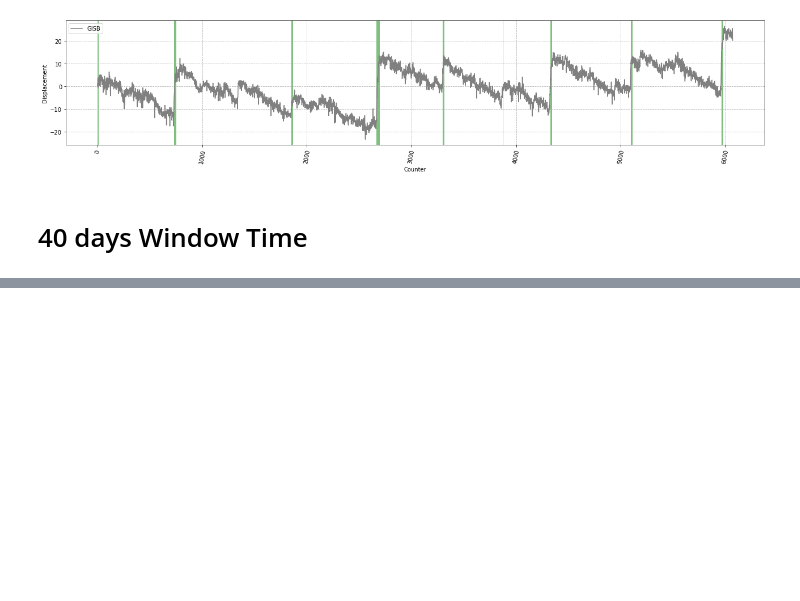
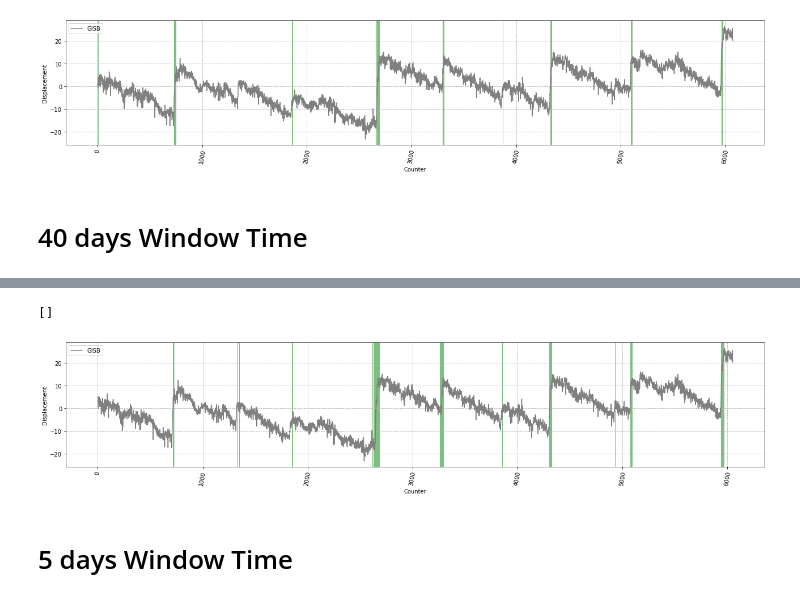
Before and after one commit to francovm/SSE, a Jupyter notebook: notebooks/09-Test-LSTM-GISB.ipynb, the cells around one changed output, grey strips where cells are left out. Saved outputs shown, nothing was run; the diff lists cells and outputs as text; code cells hidden in the pictures; blank space fills up the shorter version.

```diff
--- a/notebooks/09-Test-LSTM-GISB.ipynb
+++ b/notebooks/09-Test-LSTM-GISB.ipynb
@@ -208,3 +197,14 @@ plt.plot()
 [figure]
 # %% [markdown]
 # 40 days Window Time
+# %%
+# Temporalize the data
+lookback = 40
+X_1, y_gisb = temporalize(X = input_X, y = input_y, lookback = lookback)
+
+X_gisb = X_1.reshape(X_1.shape[0], lookback, n_features)
+# %%
+# load model
+model_40 = load_model("/home/francovm/Projects/SSE/models/Binary_clasifier/Binary_clasifier_LSTM_SSE_40days.h5")
+# summarize model.
+model_40.summary()
@@ -210,0 +227,47 @@ plt.plot()
+# %%
+y_pred_40 = model_40.predict_classes(X_gisb)
+# %%
+df_xarray_40 = df['x'].iloc[40:]
+df_result_40 = pd.DataFrame(data=[df_xarray_40.values,y_pred_40]).T
+df_result_40.columns = ['x','Events']
+# %%
+fig, ax = plt.subplots()
+
+plt.plot(df_result_40['x'],'-', color='gray',label="GISB")
+
+plt.legend(loc=2)
+plt.xticks( rotation= 80 )
+
+    # Grids
+plt.gca().xaxis.grid(True, linestyle='--')
+plt.gca().yaxis.grid(True, linestyle='--')
+
+plt.xlabel('Counter')
+plt.ylabel('Displacement')
+
+    # Get current size
+fig_size = plt.rcParams["figure.figsize"]
+
+    # Set figure width to 18 and height to 4
+fig_size[0] = 18
+fig_size[1] = 4
+plt.rcParams["figure.figsize"] = fig_size
+
+
+
+trans = mtransforms.blended_transform_factory(ax.transData, ax.transAxes)
+theta = 0.5
+ax.fill_between(range(len(df_result_40['Events'])), min(df_result_40['Events']), max(df_result_40['Events']),
+                where=(df_result_40['Events'] > 0.5),
+                facecolor='green',
+                alpha=0.5, transform=trans)
+
+# plt.show()
+
+plt.tight_layout()
+plt.plot()
+# %% [output]
+[]
+[figure, added]
+# %% [markdown]
+# 5 days Window Time
```
Also changed, not shown: parts of 16 cells of this notebook, 6 other files.
